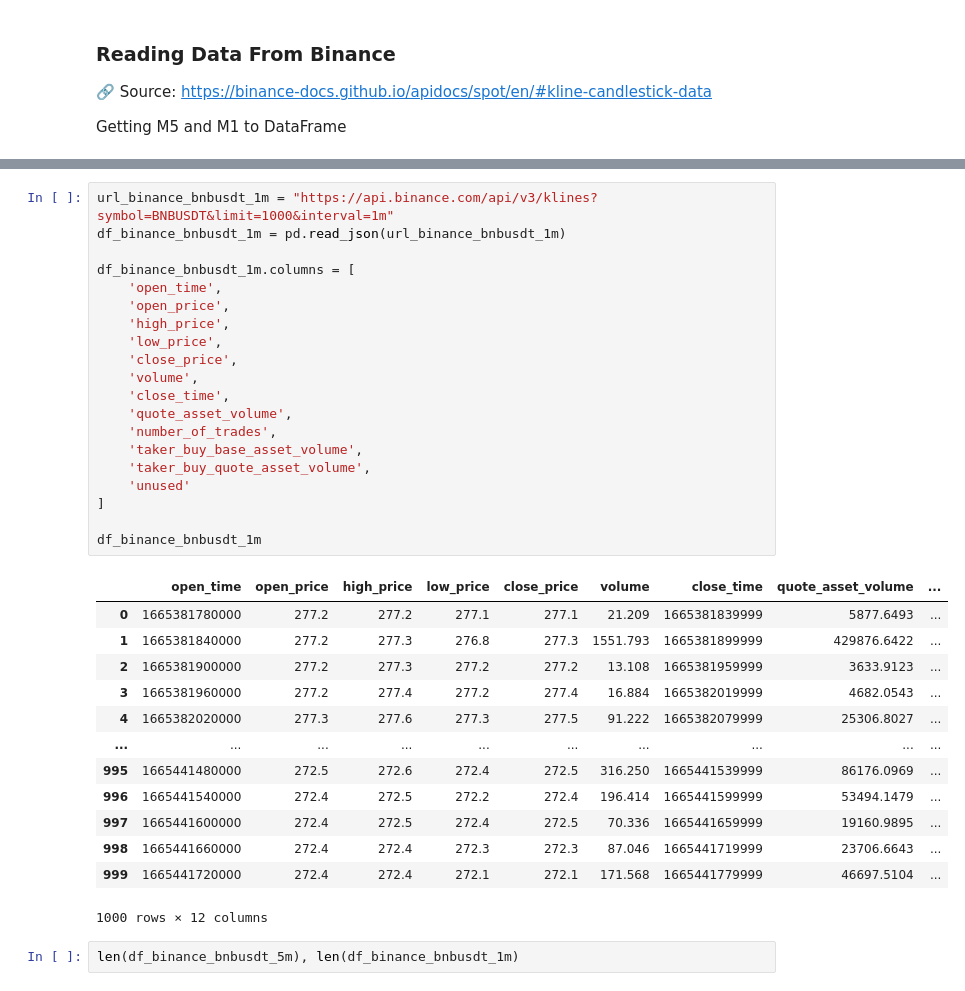
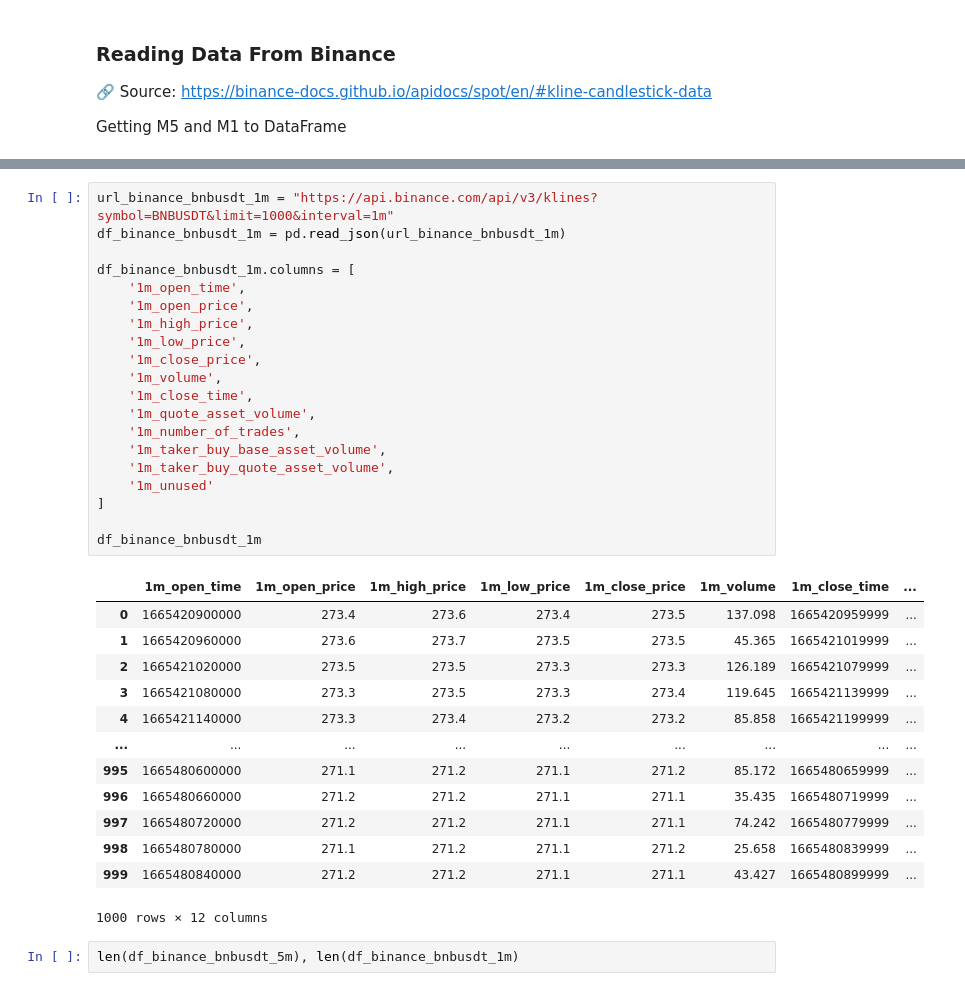
Before and after one commit to jjuniorc/tensorflow, a Jupyter notebook: prediction_dataset.ipynb, the cells around one changed output, grey strips where cells are left out. Cells and saved outputs as stored; diff of their text form.

```diff
--- a/prediction_dataset.ipynb
+++ b/prediction_dataset.ipynb
@@ -43,36 +43,36 @@ df_binance_bnbusdt_5m
 # %%
 url_binance_bnbusdt_1m = "https://api.binance.com/api/v3/klines?symbol=BNBUSDT&limit=1000&interval=1m"
 df_binance_bnbusdt_1m = pd.read_json(url_binance_bnbusdt_1m)
 
 df_binance_bnbusdt_1m.columns = [
-    'open_time',
-    'open_price',
-    'high_price',
-    'low_price',
-    'close_price',
-    'volume',
-    'close_time',
-    'quote_asset_volume',
-    'number_of_trades',
-    'taker_buy_base_asset_volume',
-    'taker_buy_quote_asset_volume',
-    'unused'
+    '1m_open_time',
+    '1m_open_price',
+    '1m_high_price',
+    '1m_low_price',
+    '1m_close_price',
+    '1m_volume',
+    '1m_close_time',
+    '1m_quote_asset_volume',
+    '1m_number_of_trades',
+    '1m_taker_buy_base_asset_volume',
+    '1m_taker_buy_quote_asset_volume',
+    '1m_unused'
 ]
 
 df_binance_bnbusdt_1m
 # %% [output]
-|  | open_time | open_price | high_price | low_price | close_price | volume | close_time | quote_asset_volume | ... |
-| 0 | 1665381780000 | 277.2 | 277.2 | 277.1 | 277.1 | 21.209 | 1665381839999 | 5877.6493 | ... |
-| 1 | 1665381840000 | 277.2 | 277.3 | 276.8 | 277.3 | 1551.793 | 1665381899999 | 429876.6422 | ... |
-| 2 | 1665381900000 | 277.2 | 277.3 | 277.2 | 277.2 | 13.108 | 1665381959999 | 3633.9123 | ... |
-| 3 | 1665381960000 | 277.2 | 277.4 | 277.2 | 277.4 | 16.884 | 1665382019999 | 4682.0543 | ... |
-| 4 | 1665382020000 | 277.3 | 277.6 | 277.3 | 277.5 | 91.222 | 1665382079999 | 25306.8027 | ... |
-| ... | ... | ... | ... | ... | ... | ... | ... | ... | ... |
-| 995 | 1665441480000 | 272.5 | 272.6 | 272.4 | 272.5 | 316.250 | 1665441539999 | 86176.0969 | ... |
-| 996 | 1665441540000 | 272.4 | 272.5 | 272.2 | 272.4 | 196.414 | 1665441599999 | 53494.1479 | ... |
-| 997 | 1665441600000 | 272.4 | 272.5 | 272.4 | 272.5 | 70.336 | 1665441659999 | 19160.9895 | ... |
-| 998 | 1665441660000 | 272.4 | 272.4 | 272.3 | 272.3 | 87.046 | 1665441719999 | 23706.6643 | ... |
-| 999 | 1665441720000 | 272.4 | 272.4 | 272.1 | 272.1 | 171.568 | 1665441779999 | 46697.5104 | ... |
+|  | 1m_open_time | 1m_open_price | 1m_high_price | 1m_low_price | 1m_close_price | 1m_volume | 1m_close_time | ... |
+| 0 | 1665420900000 | 273.4 | 273.6 | 273.4 | 273.5 | 137.098 | 1665420959999 | ... |
+| 1 | 1665420960000 | 273.6 | 273.7 | 273.5 | 273.5 | 45.365 | 1665421019999 | ... |
+| 2 | 1665421020000 | 273.5 | 273.5 | 273.3 | 273.3 | 126.189 | 1665421079999 | ... |
+| 3 | 1665421080000 | 273.3 | 273.5 | 273.3 | 273.4 | 119.645 | 1665421139999 | ... |
+| 4 | 1665421140000 | 273.3 | 273.4 | 273.2 | 273.2 | 85.858 | 1665421199999 | ... |
+| ... | ... | ... | ... | ... | ... | ... | ... | ... |
+| 995 | 1665480600000 | 271.1 | 271.2 | 271.1 | 271.2 | 85.172 | 1665480659999 | ... |
+| 996 | 1665480660000 | 271.2 | 271.2 | 271.1 | 271.1 | 35.435 | 1665480719999 | ... |
+| 997 | 1665480720000 | 271.2 | 271.2 | 271.1 | 271.1 | 74.242 | 1665480779999 | ... |
+| 998 | 1665480780000 | 271.1 | 271.2 | 271.1 | 271.2 | 25.658 | 1665480839999 | ... |
+| 999 | 1665480840000 | 271.2 | 271.2 | 271.1 | 271.1 | 43.427 | 1665480899999 | ... |
 1000 rows × 12 columns
 # %%
 len(df_binance_bnbusdt_5m), len(df_binance_bnbusdt_1m)
```
Also changed, not shown: parts of 5 cells of this notebook, 1 other file.
